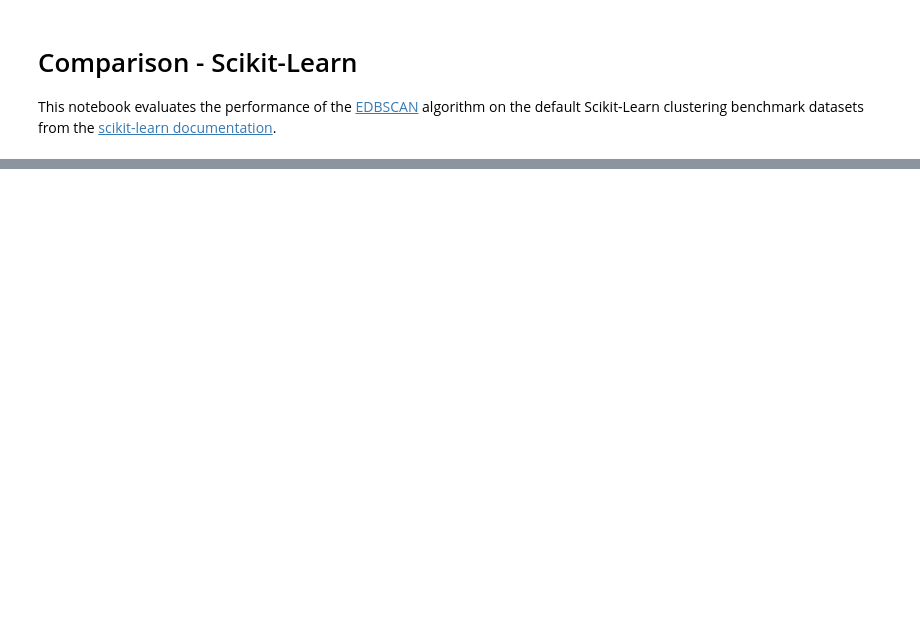
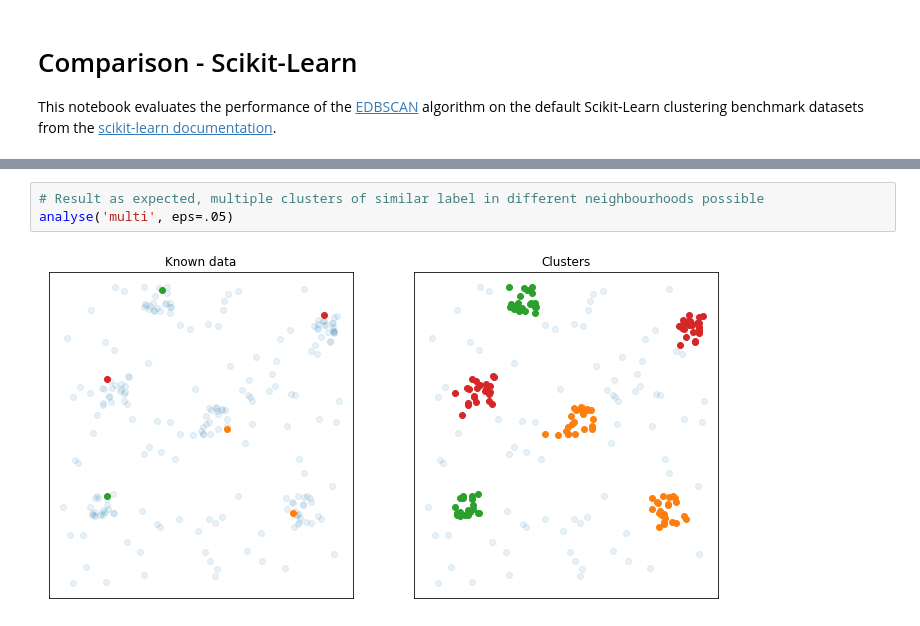
Before and after one commit to RubenPants/EDBSCAN, a Jupyter notebook: examples/comparison_sklearn.ipynb, the cells around one changed output, grey strips where cells are left out. Drawn from its saved outputs; the diff is of its cells as text; blank space fills up the shorter version.

```diff
--- a/examples/comparison_sklearn.ipynb
+++ b/examples/comparison_sklearn.ipynb
@@ -116,0 +117,5 @@ time: 188 ms (started: 2021-12-13 09:41:17 +01:00)
+# %%
+# Result as expected, multiple clusters of similar label in different neighbourhoods possible
+analyse('multi', eps=.05)
+# %% [output]
+[figure, added]
```
Also changed, not shown: parts of 12 cells of this notebook, 9 other files.
